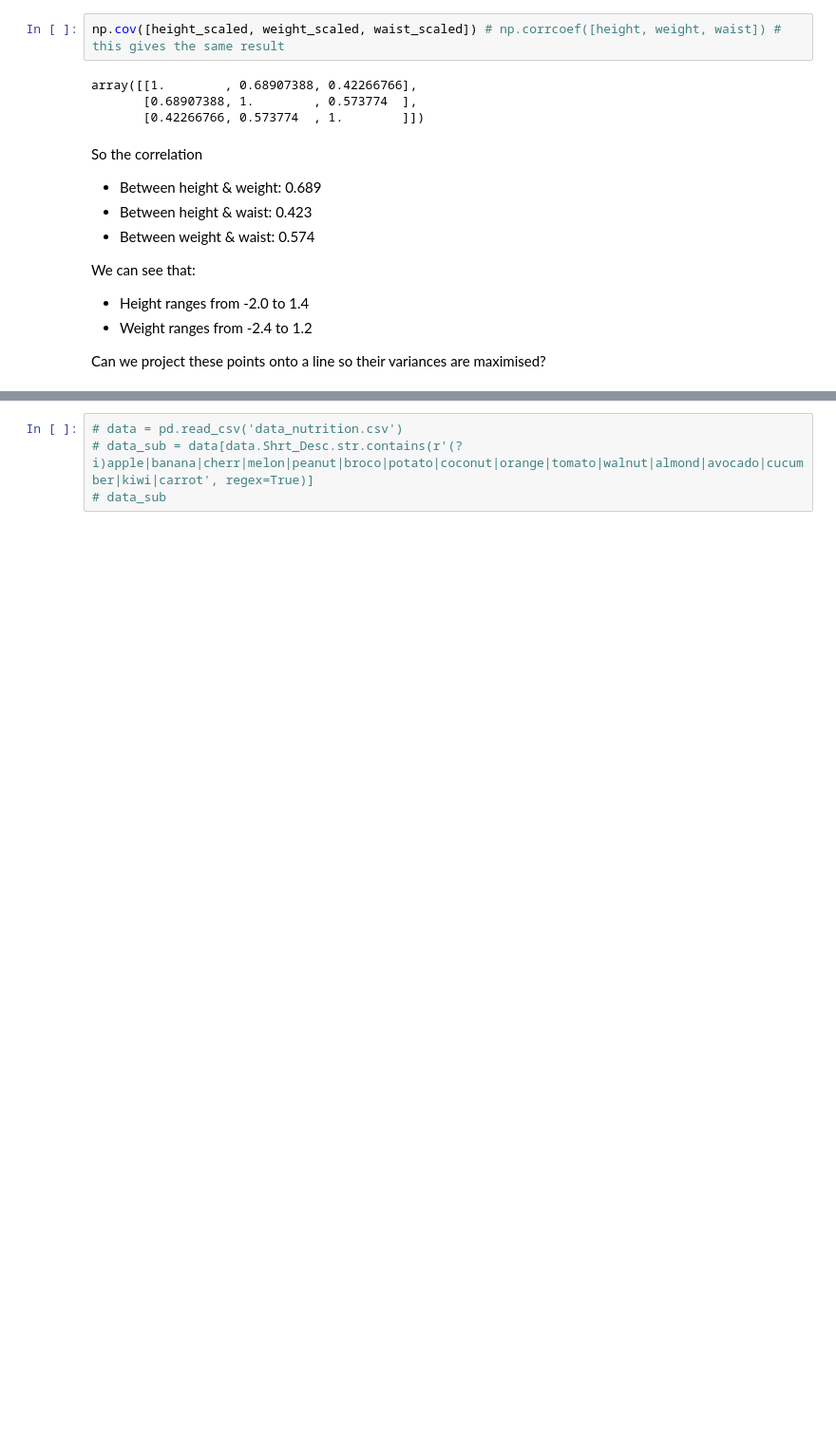
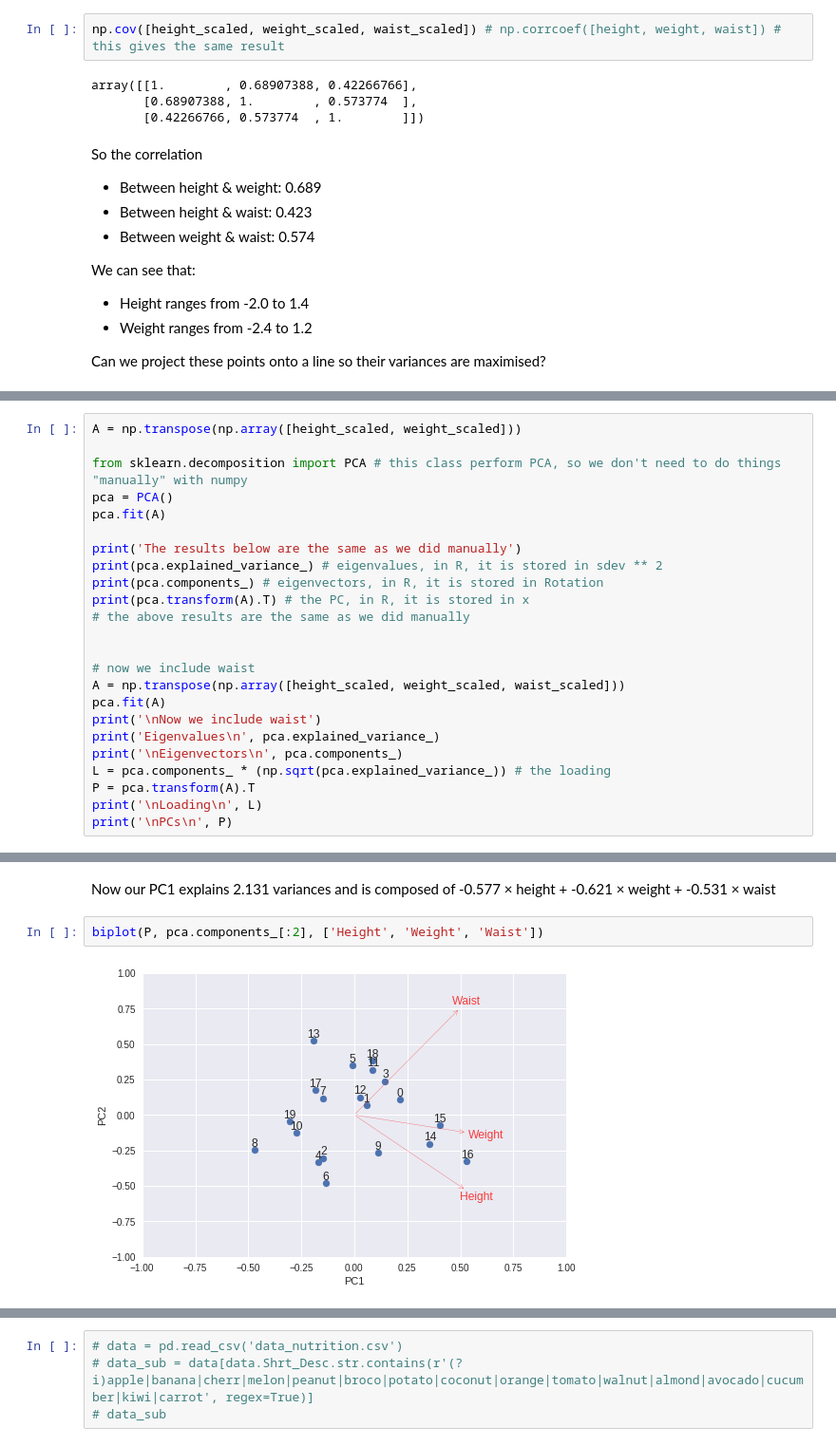
Before and after one commit to aunz/ds, a Jupyter notebook: pca.ipynb, the cells around one changed output, grey strips where cells are left out. Shown at 95% size. Cells and saved outputs as stored; diff of their text form; blank space fills up the shorter version.

```diff
--- a/pca.ipynb
+++ b/pca.ipynb
@@ -235,0 +289,24 @@ array([[ 0.2015324 ,  0.06269588, -0.05425056,  0.07492579, -0.09835244,
+# %%
+A = np.transpose(np.array([height_scaled, weight_scaled]))
+
+from sklearn.decomposition import PCA # this class perform PCA, so we don't need to do things "manually" with numpy
+pca = PCA()
+pca.fit(A)
+
+print('The results below are the same as we did manually')
+print(pca.explained_variance_) # eigenvalues, in R, it is stored in sdev ** 2
+print(pca.components_) # eigenvectors, in R, it is stored in Rotation
+print(pca.transform(A).T) # the PC, in R, it is stored in x
+# the above results are the same as we did manually
+
+
+# now we include waist
+A = np.transpose(np.array([height_scaled, weight_scaled, waist_scaled]))
+pca.fit(A)
+print('\nNow we include waist')
+print('Eigenvalues\n', pca.explained_variance_)
+print('\nEigenvectors\n', pca.components_)
+L = pca.components_ * (np.sqrt(pca.explained_variance_)) # the loading
+P = pca.transform(A).T
+print('\nLoading\n', L)
+print('\nPCs\n', P)
@@ -235,0 +331,6 @@ array([[ 0.2015324 ,  0.06269588, -0.05425056,  0.07492579, -0.09835244,
+# %% [markdown]
+Now our PC1 explains 2.131 variances and is composed of -0.577 × height + -0.621 × weight + -0.531 × waist
+# %%
+biplot(P, pca.components_[:2], ['Height', 'Weight', 'Waist'])
+# %% [output]
+[figure, added]
```
Also changed, not shown: parts of 15 cells of this notebook.
